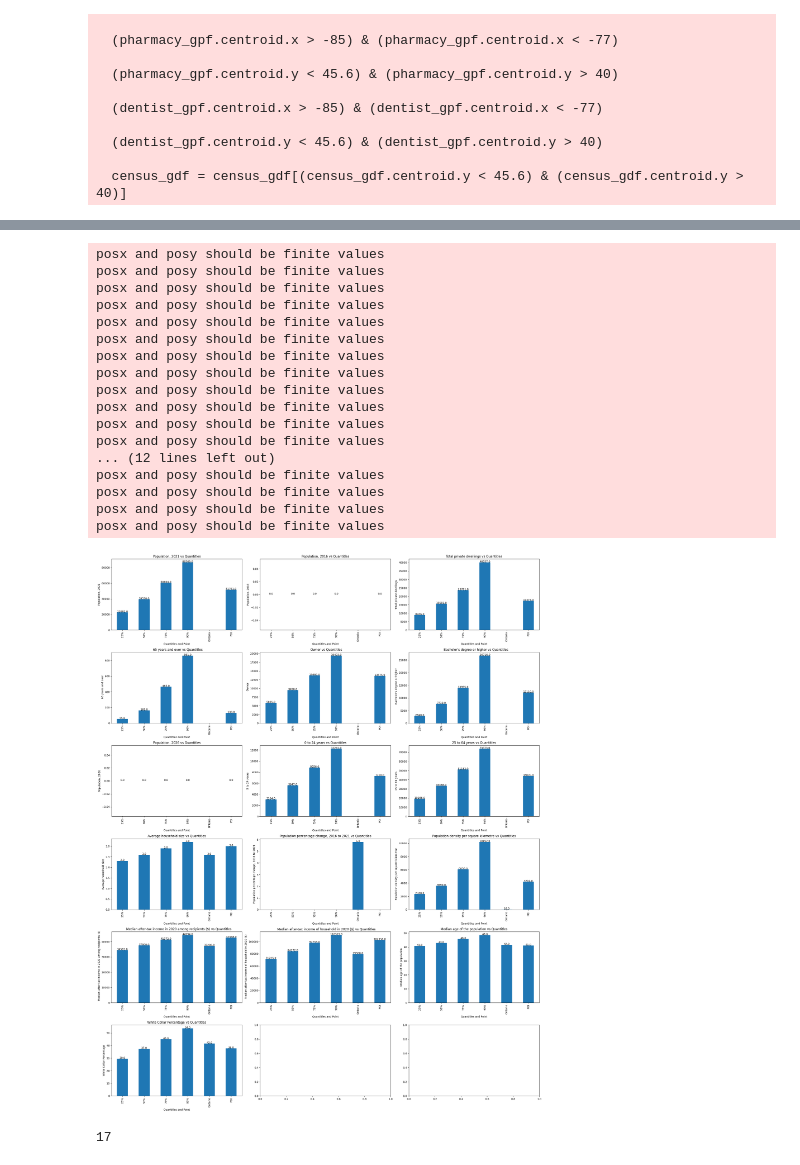
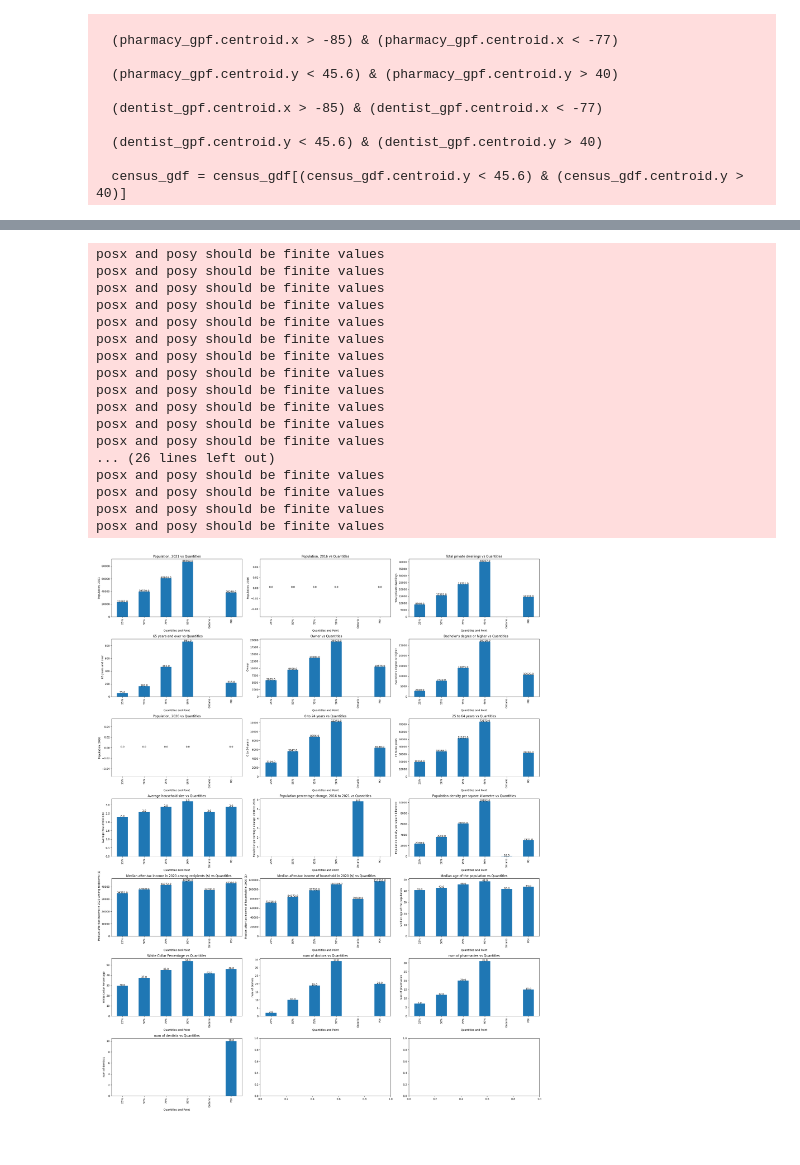
Before and after one commit to xeonmobius/pharmacy-market-analysis, a Jupyter notebook: automated_stats.ipynb, the cells around one changed output, grey strips where cells are left out. Cells and saved outputs as stored; diff of their text form; code cells hidden in the pictures.

Commit message:
bug: fixed when the num of dentist was empty

```diff
--- a/automated_stats.ipynb
+++ b/automated_stats.ipynb
@@ -247,11 +247,9 @@ for iter, row in pharmacy_gpf.iterrows():
 
     num_of_docs = doctor_within_buffer['City'].count()
     num_of_pharmacies = pharmacy_within_buffer['City'].count()
-
+    num_of_dentists = dentist_within_buffer['id'].count()
     # DF that tracks the status within buffer
     stats_within_radius = pd.DataFrame()
-    stats_within_radius['num of dentists'] = dentist_within_buffer['id'].count()
-    stats_within_radius['geometry'] = point
 
     for col in sum_col:
         stats_within_radius.loc[0, col] = int(census_within_buffer[col].sum())
@@ -262,6 +260,9 @@ for iter, row in pharmacy_gpf.iterrows():
 
     stats_within_radius['num of pharmacies'] = num_of_pharmacies
     stats_within_radius['num of doctors'] = num_of_docs
+    stats_within_radius['num of dentists'] = num_of_dentists
+    stats_within_radius['geometry'] = point
+
     cumulative_stats = pd.concat([cumulative_stats, stats_within_radius], ignore_index=True)
 
 quantitle_stats = cumulative_stats.quantile([0.25, 0.5, 0.75, 0.9])
@@ -269,5 +288,5 @@ quantitle_stats.to_csv("quantitle_stats.csv")
 # %%
-gps = [43.51887747031707, -79.87538048060219]
+gps = [43.46742835703337, -79.69045618438133]
 point = Point(gps[1], gps[0])
 buffer_gdf = get_buffer(point=point)
 
@@ -314,44 +333,40 @@ show_folium_map(
 quantitle_stats = pd.read_csv("quantitle_stats.csv")
 combined_df = pd.concat([quantitle_stats, ontario_stats[mean_col], summary_stats_within_radius], axis=0, ignore_index=True)
 
-fig, axs = plt.subplots(6,3,figsize=(24,30))
+fig, axs = plt.subplots(7,3,figsize=(24,30))
 flat_axs = axs.flatten()
-for idx, col in enumerate(sum_col + mean_col):
+for idx, col in enumerate(sum_col + mean_col + ['num of doctors', 'num of pharmacies', 'num of dentists']):
     combined_df[col].plot(kind="bar", ax=flat_axs[idx])
     x_labels = ['25%', '50%', '75%', '90%', 'Ontario', 'POI']
     flat_axs[idx].title.set_text(f"{col} vs Quantitles")
     flat_axs[idx].set_xticklabels(x_labels)
     flat_axs[idx].set_xlabel("Quantitles and Point")
     flat_axs[idx].set_ylabel(col)
 
     for i, v in enumerate(combined_df[col]):
         flat_axs[idx].text(i, v, str(round(v,0)), ha='center')
 
 
 plt.tight_layout()
 plt.show()
 # %% [output]
 posx and posy should be finite values
 posx and posy should be finite values
 posx and posy should be finite values
 posx and posy should be finite values
 posx and posy should be finite values
 posx and posy should be finite values
 posx and posy should be finite values
 posx and posy should be finite values
 posx and posy should be finite values
 posx and posy should be finite values
 posx and posy should be finite values
 posx and posy should be finite values
-... (12 lines left out)
+... (26 lines left out)
 posx and posy should be finite values
 posx and posy should be finite values
 posx and posy should be finite values
 posx and posy should be finite values
-[figure, old version]
+[figure, new version]
 # %%
 summary_stats_within_radius.to_csv("summary_stats_within_radius.csv")
-# %%
-dentist_within_buffer['id'].count()
-# %% [output]
-17
```
Also changed, not shown: parts of 3 cells of this notebook.
